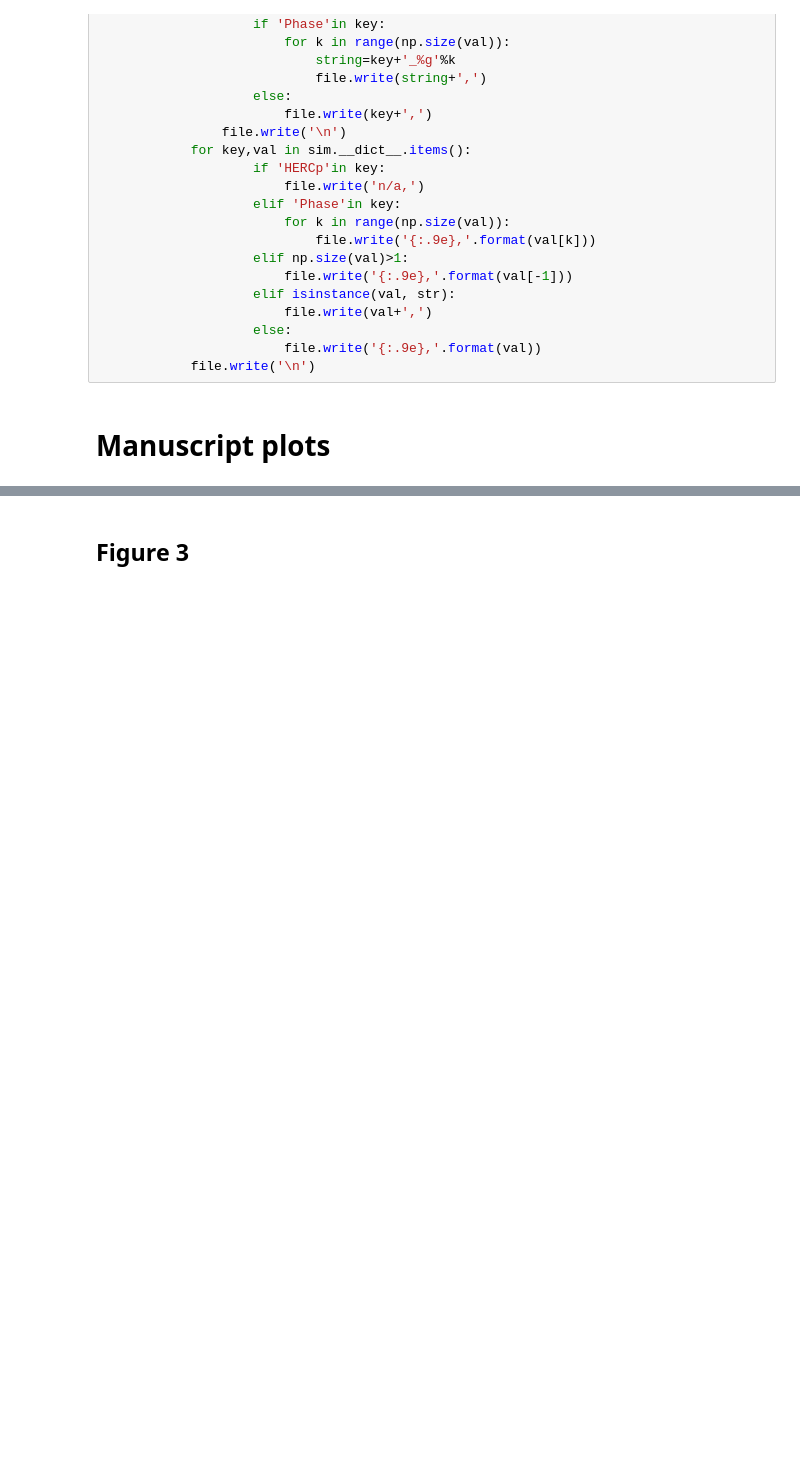
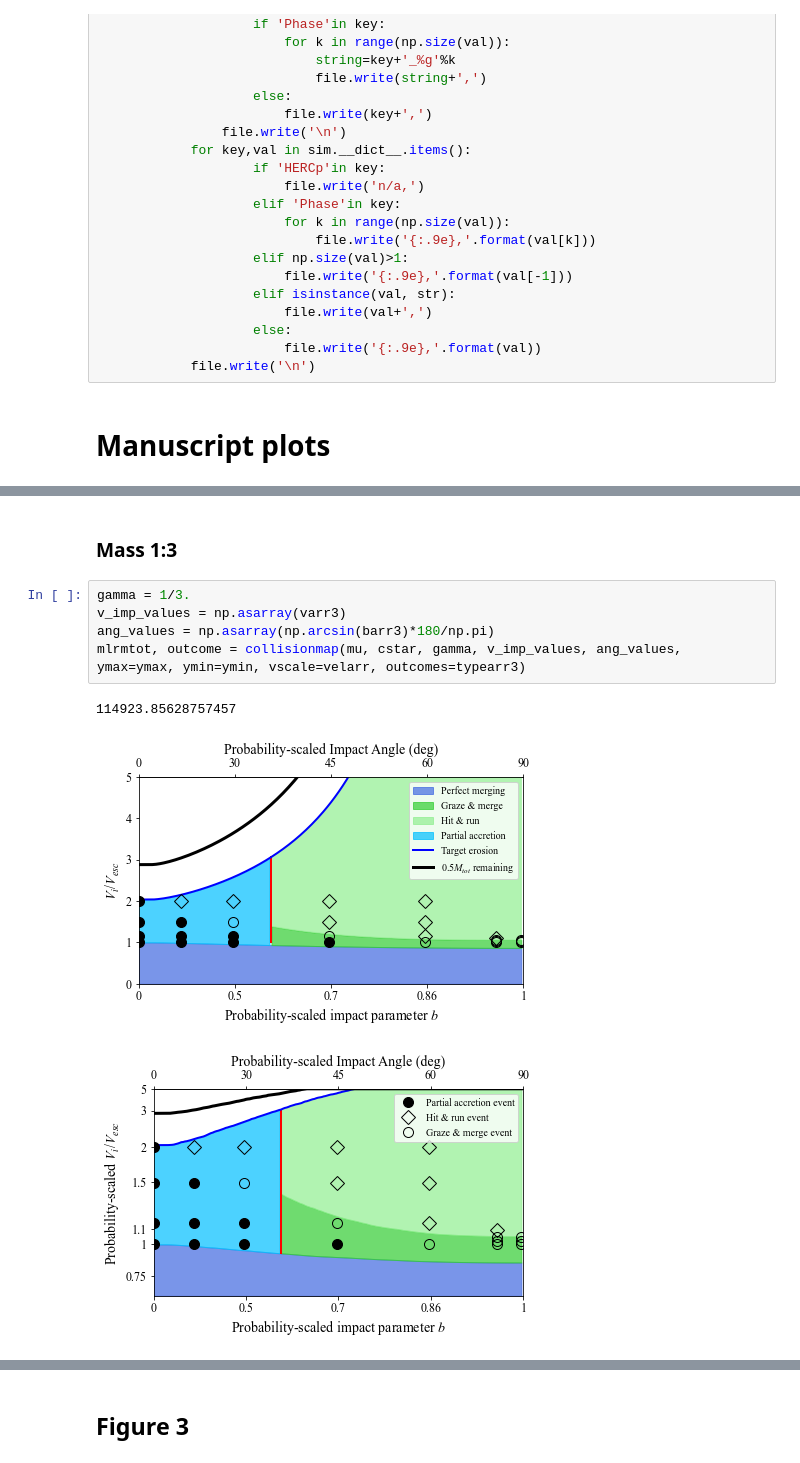
Before and after one commit to PlanetSim/SWIFT-survey-2024-paper-data, a Jupyter notebook: Manuscript_plots_only.ipynb, the cells around one changed output, grey strips where cells are left out. Drawn from its saved outputs; the diff is of its cells as text; blank space fills up the shorter version.

```diff
--- a/Manuscript_plots_only.ipynb
+++ b/Manuscript_plots_only.ipynb
@@ -1754,0 +2098,11 @@ with open('Manuscript_data_table.csv','w') as file:
+# %% [markdown]
+### Mass 1:3
+# %%
+gamma = 1/3.
+v_imp_values = np.asarray(varr3)
+ang_values = np.asarray(np.arcsin(barr3)*180/np.pi)
+mlrmtot, outcome = collisionmap(mu, cstar, gamma, v_imp_values, ang_values, ymax=ymax, ymin=ymin, vscale=velarr, outcomes=typearr3)
+# %% [output]
+114923.85628757457
+[figure, added]
+[figure, added]
```
Also changed, not shown: parts of 16 cells of this notebook, 14 other files.
